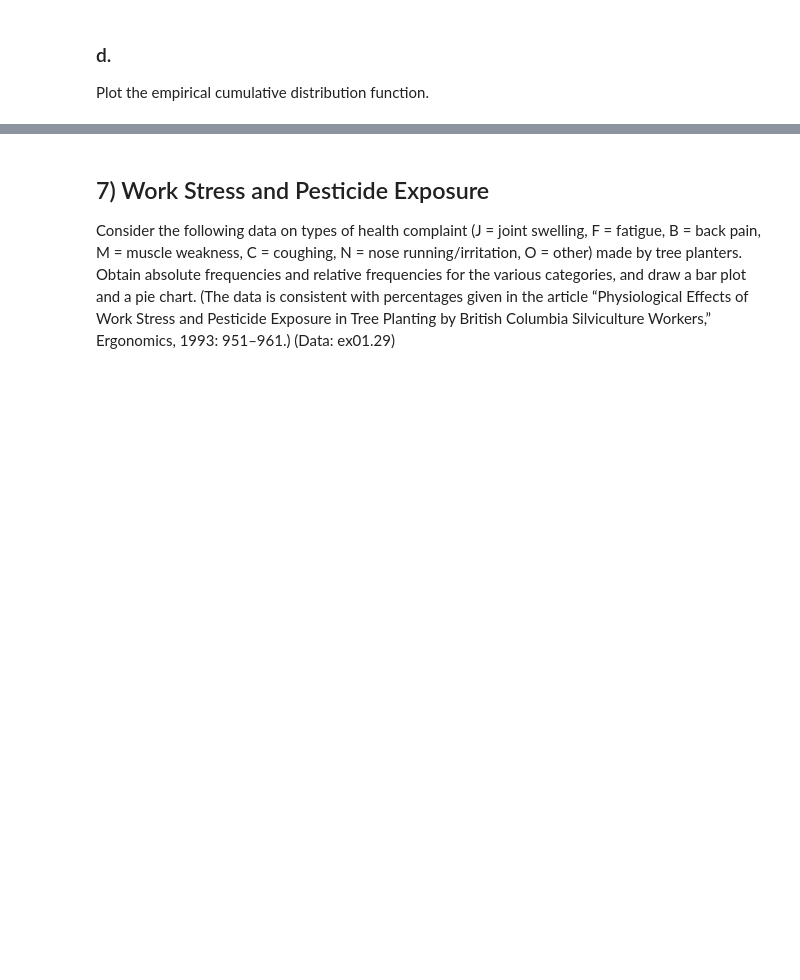
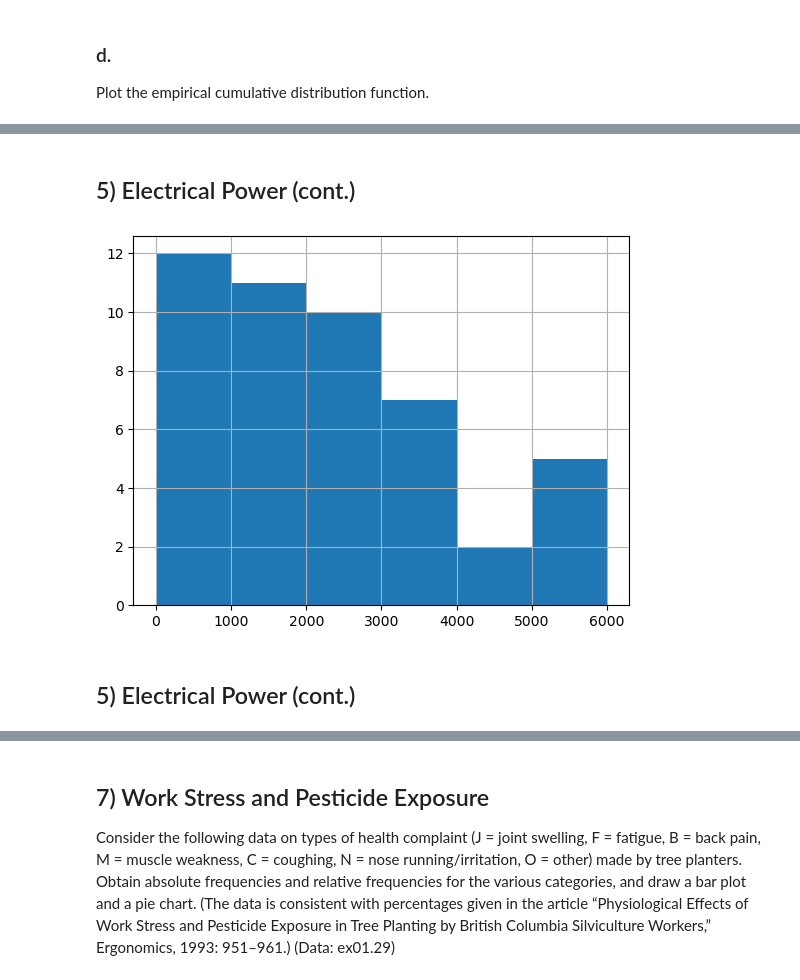
Before and after one commit to hielsnoppe/srh-tmda, a Jupyter notebook: slides/ex01.ipynb, the cells around one changed output, grey strips where cells are left out. Cells and saved outputs as stored; diff of their text form; code cells hidden in the pictures; blank space fills up the shorter version.

```diff
--- a/slides/ex01.ipynb
+++ b/slides/ex01.ipynb
@@ -299,0 +290,13 @@ z = number of intersections. (Data: ex01.21) Construct a bar plot for the y data
+# %%
+data = read_r('../data/devore7/ex01.20.rda')
+df = data['ex01.20'].rename(columns={'C1':'x'})
+# %% [markdown]
+## 5) Electrical Power (cont.)
+# %%
+
+bins = [x*1000 for x in range(0, 7)]
+df['x'].hist(bins=bins); None # <-- suppress output in Jupyter notebook
+# %% [output]
+[figure, added]
+# %% [markdown]
+## 5) Electrical Power (cont.)
```
Also changed, not shown: parts of 39 cells of this notebook, 12 other files.
